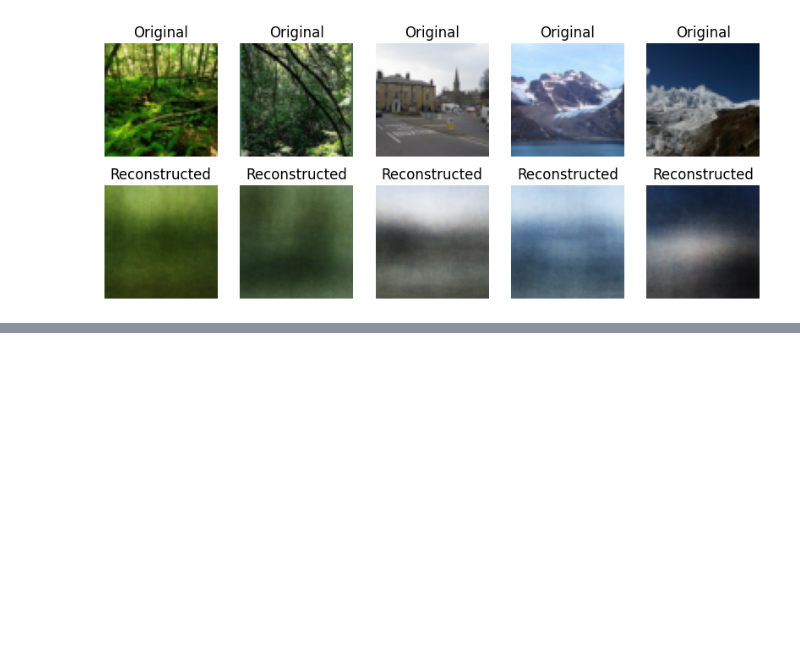
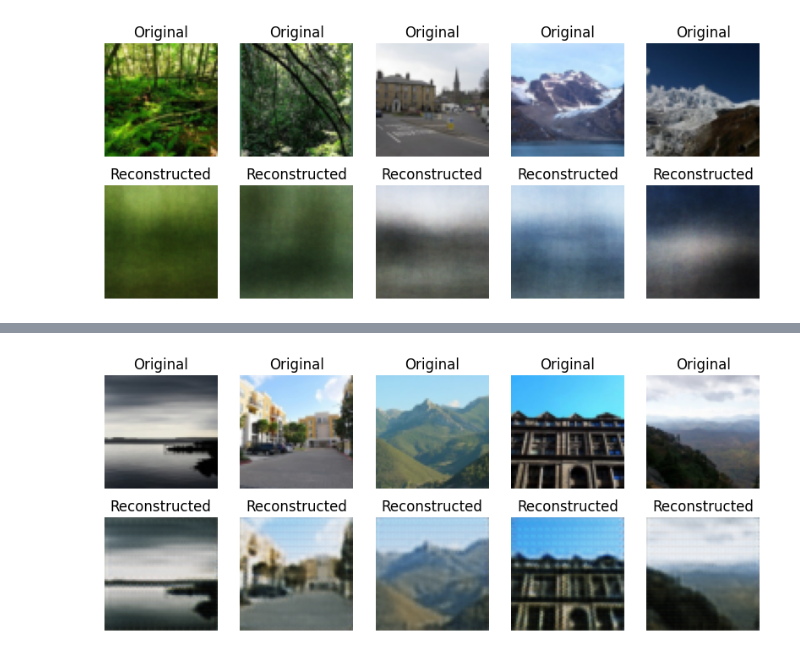
Before and after one commit to GodishalaAshwith/DeepLearning, a Jupyter notebook: DL_Intel.ipynb, the cells around one changed output, grey strips where cells are left out. Saved outputs shown, nothing was run; the diff lists cells and outputs as text; code cells hidden in the pictures; blank space fills up the shorter version.

```diff
--- a/DL_Intel.ipynb
+++ b/DL_Intel.ipynb
@@ -491,0 +597,46 @@ plt.show()
+# %%
+import os
+from PIL import Image
+
+# Get list of image files in pred_dir
+image_files = [os.path.join(pred_dir, f) for f in os.listdir(pred_dir) if f.lower().endswith(('.png', '.jpg', '.jpeg'))]
+
+# Select a few images for prediction/reconstruction (e.g., first 5)
+num_images_to_show = min(len(image_files), 5)
+selected_images_paths = image_files[:num_images_to_show]
+
+original_images_tensors = []
+
+for img_path in selected_images_paths:
+    img = Image.open(img_path).convert('RGB')
+    original_images_tensors.append(transform_ae(img))
+
+# Stack them into a batch tensor
+images_batch = torch.stack(original_images_tensors).to(device)
+
+model.eval()
+
+with torch.no_grad():
+    outputs = model(images_batch)
+
+images_batch_cpu = images_batch.cpu()
+outputs_cpu = outputs.cpu()
+
+plt.figure(figsize=(10,4))
+
+for i in range(num_images_to_show):
+    # Original
+    plt.subplot(2, num_images_to_show, i+1)
+    plt.imshow(images_batch_cpu[i].permute(1,2,0))
+    plt.title("Original")
+    plt.axis('off')
+
+    # Reconstructed
+    plt.subplot(2, num_images_to_show, i+1 + num_images_to_show)
+    plt.imshow(outputs_cpu[i].permute(1,2,0))
+    plt.title("Reconstructed")
+    plt.axis('off')
+
+plt.show()
+# %% [output]
+[figure, added]
```
Also changed, not shown: parts of 7 cells of this notebook.
